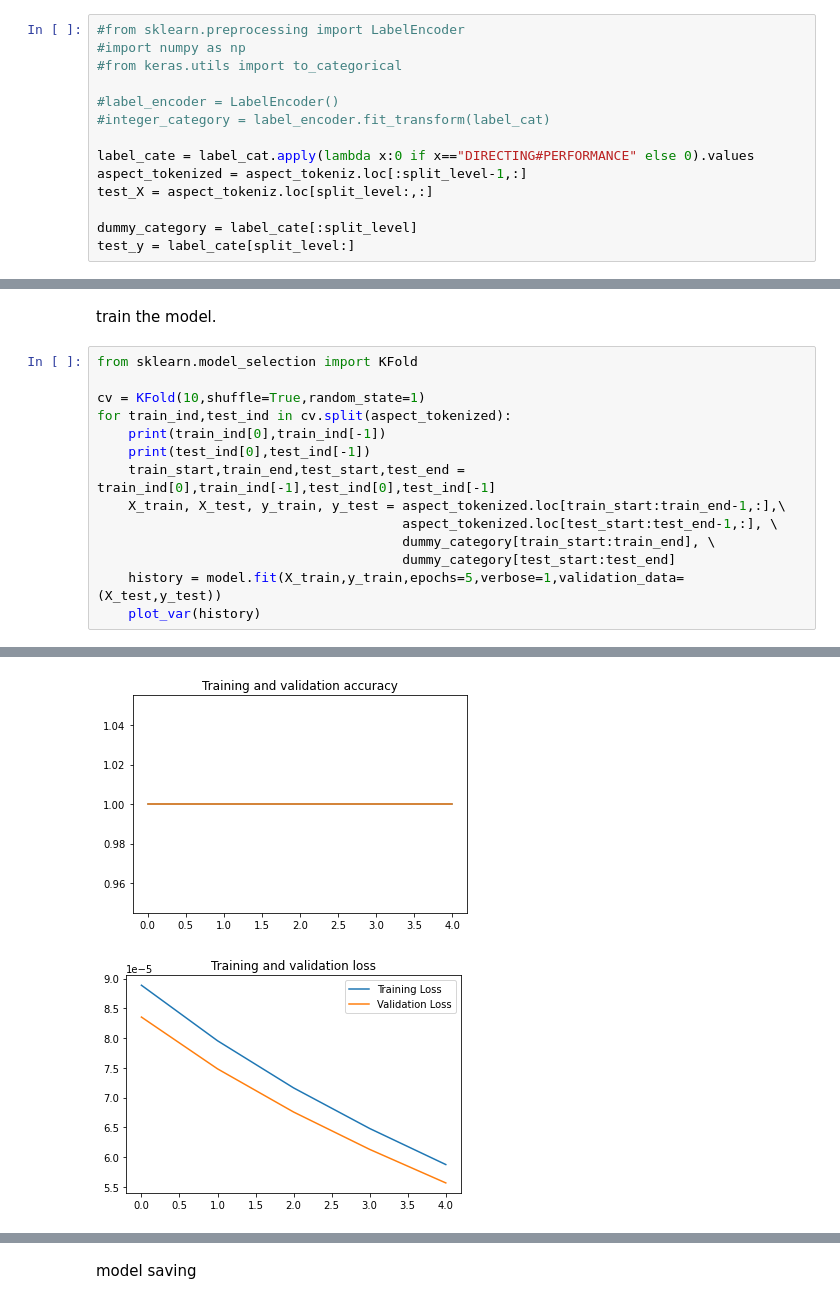
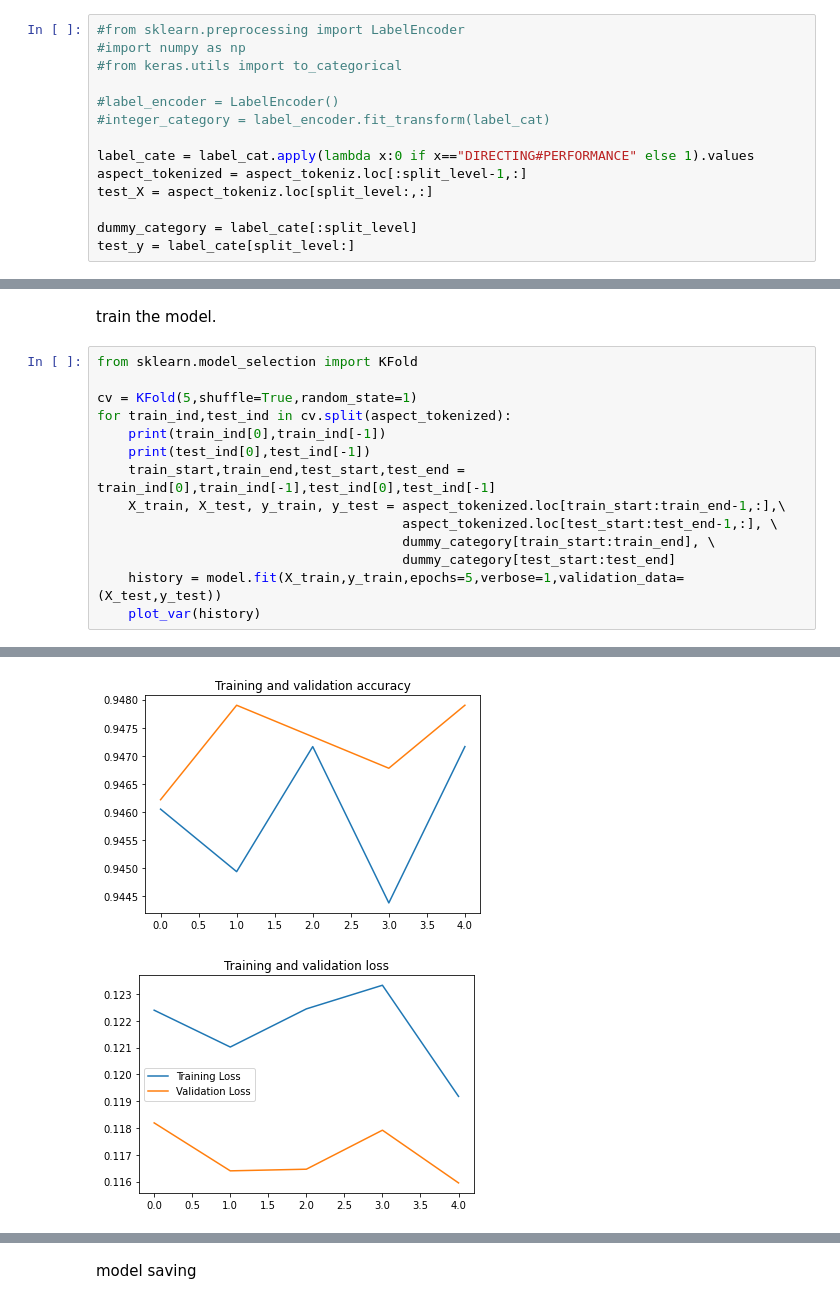
Before and after one commit to nipdep/aspect_base_sentimantel_analysis, a Jupyter notebook: src/cate_model.ipynb, the cells around one changed output, grey strips where cells are left out. Drawn from its saved outputs; the diff is of its cells as text.

Commit message:
little debug in the cate_model.ipynb

```diff
--- a/src/cate_model.ipynb
+++ b/src/cate_model.ipynb
@@ -88,7 +88,7 @@ split the dataset between train and validation datasets.
 #label_encoder = LabelEncoder()
 #integer_category = label_encoder.fit_transform(label_cat)
 
-label_cate = label_cat.apply(lambda x:0 if x=="DIRECTING#PERFORMANCE" else 0).values
+label_cate = label_cat.apply(lambda x:0 if x=="DIRECTING#PERFORMANCE" else 1).values
 aspect_tokenized = aspect_tokeniz.loc[:split_level-1,:]
 test_X = aspect_tokeniz.loc[split_level:,:]
 
@@ -126,7 +126,7 @@ train the model.
 # %%
 from sklearn.model_selection import KFold
 
-cv = KFold(10,shuffle=True,random_state=1)
+cv = KFold(5,shuffle=True,random_state=1)
 for train_ind,test_ind in cv.split(aspect_tokenized):
     print(train_ind[0],train_ind[-1])
     print(test_ind[0],test_ind[-1])
@@ -166,2 +166,2 @@ Epoch 5/5
-[figure, old version]
+[figure, new version]
-[figure, old version]
+[figure, new version]
```
Also changed, not shown: parts of 4 cells of this notebook, 5 other files.
